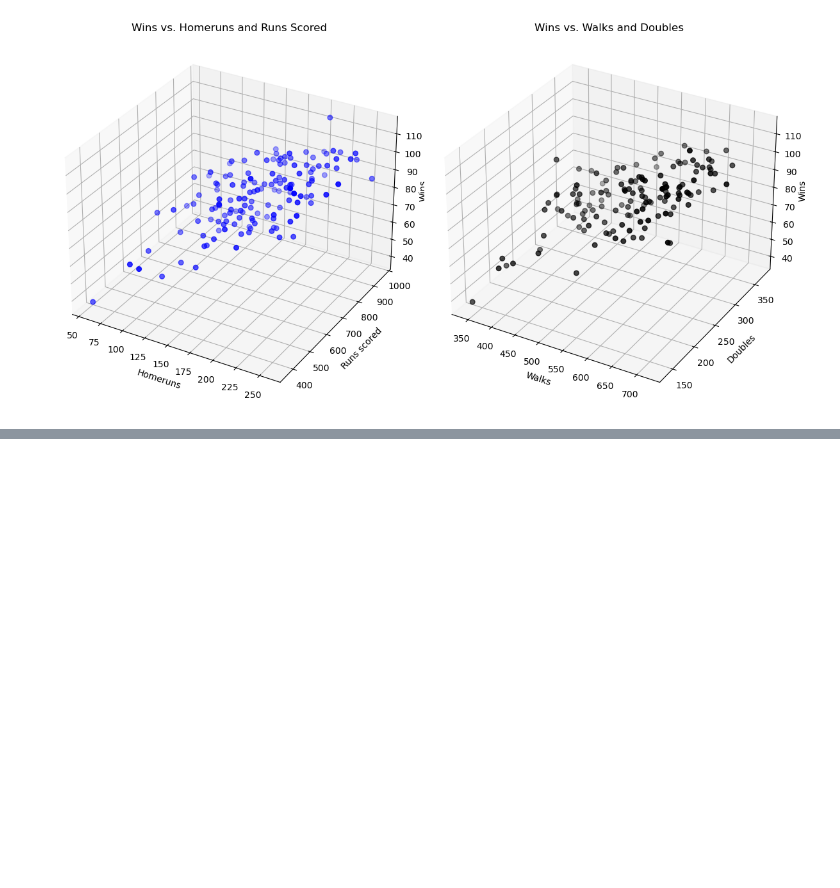
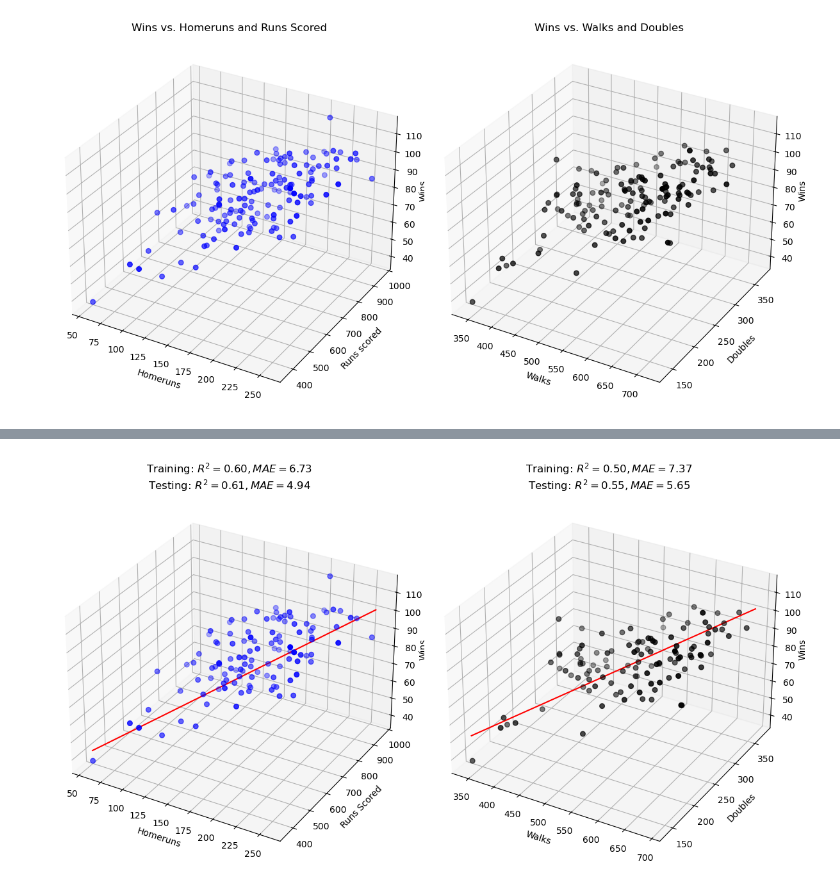
Before and after one commit to DYYasUNCStudent/COMP562, a Jupyter notebook: P1/P1.ipynb, the cells around one changed output, grey strips where cells are left out. Drawn from its saved outputs; the diff is of its cells as text; code cells hidden in the pictures; blank space fills up the shorter version.

```diff
--- a/P1/P1.ipynb
+++ b/P1/P1.ipynb
@@ -500,0 +392,90 @@ plt.show()
+# %%
+title_str = "Training: $R^2={0:.2f}, MAE={1:0.2f}$\nTesting: $R^2={2:.2f}, MAE={3:0.2f}$"
+
+# --------------------------------------
+# Add your P4 coding solution below.
+# --------------------------------------
+
+def f_sgd(params, x, y, z):
+    """Stochastic gradient descent objective function using 25% random sample"""
+    m1, m2, b = params
+    n = len(x)
+    sample_size = max(1, int(np.ceil(0.25 * n)))
+
+    # Take multiple random samples and average the error
+    total_error = 0
+    num_samples = 5  # Take 5 different random samples
+
+    for i in range(num_samples):
+        # Random sample with different seed each time
+        np.random.seed(i)
+        indices = np.random.choice(n, size=sample_size, replace=False)
+        x_sample = x[indices]
+        y_sample = y[indices]
+        z_sample = z[indices]
+
+        z_predicted = m1*x_sample + m2*y_sample + b
+        error = z_sample - z_predicted
+        total_error += np.sum(error**2)
+
+    return total_error / num_samples
+
+train_size = int(np.round(len(P1) * 0.8))
+shuffled_teams = P1.sample(frac=1)
+training_set = shuffled_teams.iloc[:train_size]
+test_set = shuffled_teams.iloc[train_size:]
+
+# OLSR for both models using stochastic gradient descent (L-BFGS-B method)
+params = np.array([0.0, 0.0, 0.0])
+
+result_hr_runs = minimize(f_sgd, params, args=(training_set['Homeruns'].values, training_set['Runs Scored'].values, training_set['Wins'].values),
+                                method="L-BFGS-B")
+result_walk_db = minimize(f_sgd, params, args=(training_set['Walks'].values, training_set['Doubles'].values, training_set['Wins'].values),
+                                method="L-BFGS-B")
+
+model1_m1, model1_m2, model1_int = result_hr_runs.x
+model2_m1, model2_m2, model2_int = result_walk_db.x
+
+# Evaluate against training set
+z_pred_hr_runs = model1_m1*training_set['Homeruns'].values + model1_m2*training_set['Runs Scored'].values + model1_int
+trn1_r2 = r2(training_set['Wins'].values, z_pred_hr_runs)
+trn1_mae = mae(training_set['Wins'].values, z_pred_hr_runs)
+
+z_pred_walk_db = model2_m1*training_set['Walks'].values + model2_m2*training_set['Doubles'].values + model2_int
+trn2_r2 = r2(training_set['Wins'].values, z_pred_walk_db)
+trn2_mae = mae(training_set['Wins'].values, z_pred_walk_db)
+
+# Evaluate against test set
+z_pred_hr_runs_test = model1_m1*test_set['Homeruns'].values + model1_m2*test_set['Runs Scored'].values + model1_int
+tst1_r2 = r2(test_set['Wins'].values, z_pred_hr_runs_test)
+tst1_mae = mae(test_set['Wins'].values, z_pred_hr_runs_test)
+
+z_pred_walk_db_test = model2_m1*test_set['Walks'].values + model2_m2*test_set['Doubles'].values + model2_int
+tst2_r2 = r2(test_set['Wins'].values, z_pred_walk_db_test)
+tst2_mae = mae(test_set['Wins'].values, z_pred_walk_db_test)
+
+fig = plt.figure(figsize=(12,12))
+hrs = np.linspace(min(training_set['Homeruns']), max(training_set['Homeruns']), 50)
+rs = np.linspace(min(training_set['Runs Scored']), max(training_set['Runs Scored']), 50)
+ax1 = fig.add_subplot(1,2,1, projection='3d')
+ax1.scatter(training_set['Homeruns'], training_set['Runs Scored'], training_set['Wins'], c='blue', s=30)
+ax1.plot(hrs, rs, model1_m1*hrs + model1_m2*rs + model1_int, color='red')
+ax1.set_xlabel('Homeruns')
+ax1.set_ylabel('Runs Scored')
+ax1.set_zlabel('Wins', rotation=90, labelpad=-0.7)
+ax1.set_title(title_str.format(trn1_r2, trn1_mae, tst1_r2, tst1_mae))
+
+wlks = np.linspace(min(training_set['Walks']), max(training_set['Walks']), 50)
+dbls = np.linspace(min(training_set['Doubles']), max(training_set['Doubles']), 50)
+ax2 = fig.add_subplot(1,2,2, projection='3d')
+ax2.scatter(training_set['Walks'], training_set['Doubles'], training_set['Wins'], c='black', s=30)
+ax2.plot(wlks, dbls, model2_m1*wlks + model2_m2*dbls + model2_int, color='red')
+ax2.set_xlabel('Walks')
+ax2.set_ylabel('Doubles')
+ax2.set_zlabel('Wins', rotation=90, labelpad=-0.7)
+ax2.set_title(title_str.format(trn2_r2, trn2_mae, tst2_r2, tst2_mae))
+
+plt.tight_layout()
+plt.show()
+# %% [output]
+[figure, added]
```
Also changed, not shown: parts of 4 cells of this notebook, 5 other files.
